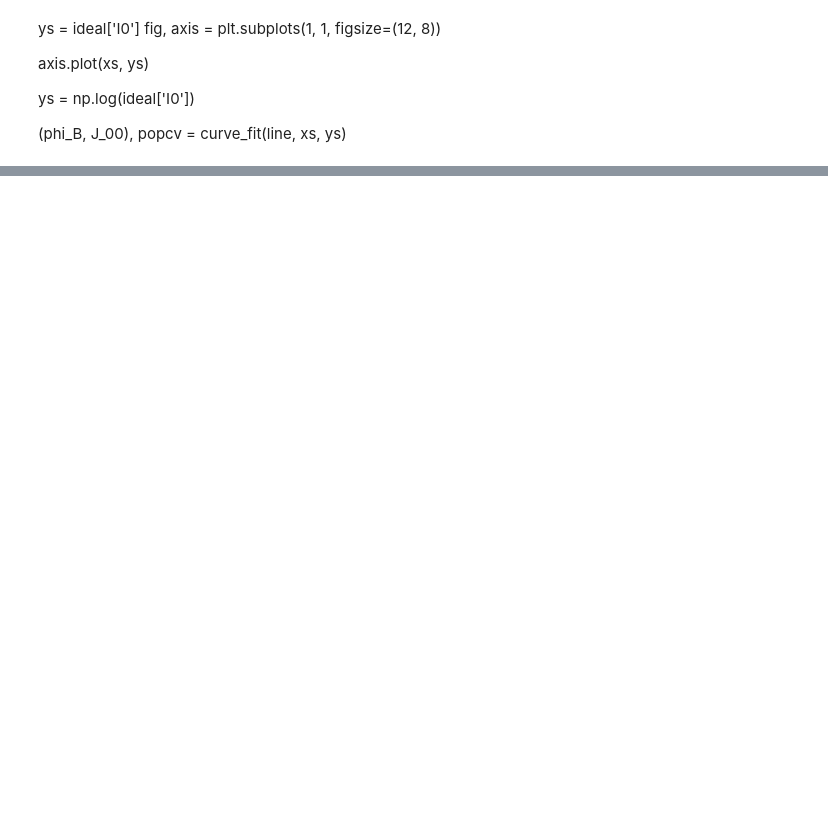
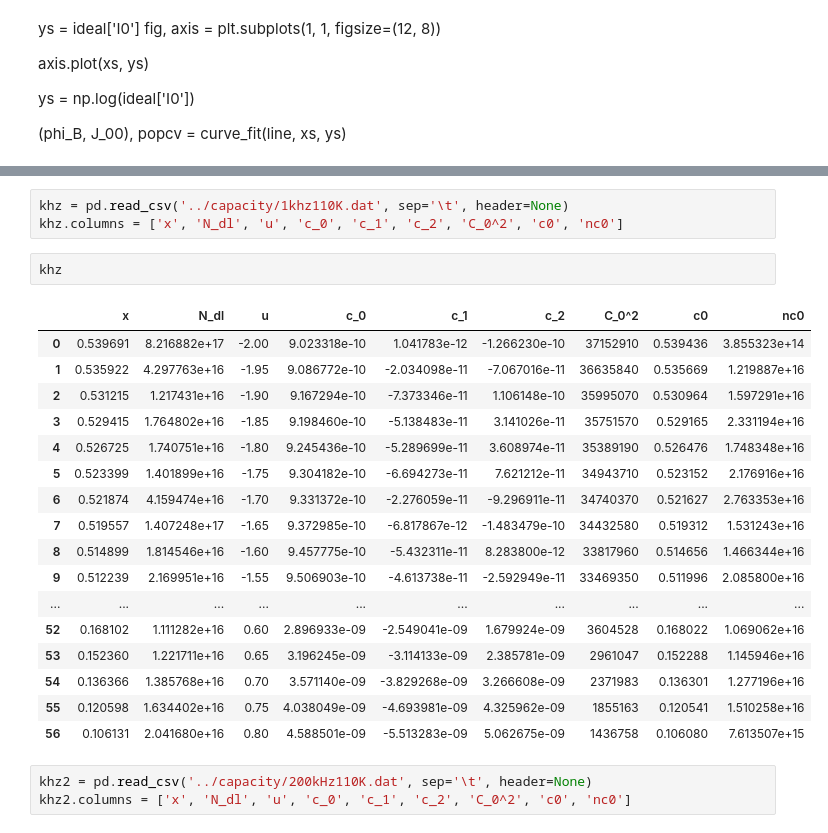
Before and after one commit to atteroTheGreatest/labfiz2, a Jupyter notebook: fotovoltaic/iv_white/foto.ipynb, the cells around one changed output, grey strips where cells are left out. Saved outputs shown, nothing was run; the diff lists cells and outputs as text; blank space fills up the shorter version.

```diff
--- a/fotovoltaic/iv_white/foto.ipynb
+++ b/fotovoltaic/iv_white/foto.ipynb
@@ -418,0 +457,26 @@ ys = np.log(ideal['I0'])
+# %%
+khz = pd.read_csv('../capacity/1khz110K.dat', sep='\t', header=None)
+khz.columns = ['x', 'N_dl', 'u', 'c_0', 'c_1', 'c_2', 'C_0^2', 'c0', 'nc0']
+# %%
+khz
+# %% [output]
+|  | x | N_dl | u | c_0 | c_1 | c_2 | C_0^2 | c0 | nc0 |
+| 0 | 0.539691 | 8.216882e+17 | -2.00 | 9.023318e-10 | 1.041783e-12 | -1.266230e-10 | 37152910 | 0.539436 | 3.855323e+14 |
+| 1 | 0.535922 | 4.297763e+16 | -1.95 | 9.086772e-10 | -2.034098e-11 | -7.067016e-11 | 36635840 | 0.535669 | 1.219887e+16 |
+| 2 | 0.531215 | 1.217431e+16 | -1.90 | 9.167294e-10 | -7.373346e-11 | 1.106148e-10 | 35995070 | 0.530964 | 1.597291e+16 |
+| 3 | 0.529415 | 1.764802e+16 | -1.85 | 9.198460e-10 | -5.138483e-11 | 3.141026e-11 | 35751570 | 0.529165 | 2.331194e+16 |
+| 4 | 0.526725 | 1.740751e+16 | -1.80 | 9.245436e-10 | -5.289699e-11 | 3.608974e-11 | 35389190 | 0.526476 | 1.748348e+16 |
+| 5 | 0.523399 | 1.401899e+16 | -1.75 | 9.304182e-10 | -6.694273e-11 | 7.621212e-11 | 34943710 | 0.523152 | 2.176916e+16 |
+| 6 | 0.521874 | 4.159474e+16 | -1.70 | 9.331372e-10 | -2.276059e-11 | -9.296911e-11 | 34740370 | 0.521627 | 2.763353e+16 |
+| 7 | 0.519557 | 1.407248e+17 | -1.65 | 9.372985e-10 | -6.817867e-12 | -1.483479e-10 | 34432580 | 0.519312 | 1.531243e+16 |
+| 8 | 0.514899 | 1.814546e+16 | -1.60 | 9.457775e-10 | -5.432311e-11 | 8.283800e-12 | 33817960 | 0.514656 | 1.466344e+16 |
+| 9 | 0.512239 | 2.169951e+16 | -1.55 | 9.506903e-10 | -4.613738e-11 | -2.592949e-11 | 33469350 | 0.511996 | 2.085800e+16 |
+| ... | ... | ... | ... | ... | ... | ... | ... | ... | ... |
+| 52 | 0.168102 | 1.111282e+16 | 0.60 | 2.896933e-09 | -2.549041e-09 | 1.679924e-09 | 3604528 | 0.168022 | 1.069062e+16 |
+| 53 | 0.152360 | 1.221711e+16 | 0.65 | 3.196245e-09 | -3.114133e-09 | 2.385781e-09 | 2961047 | 0.152288 | 1.145946e+16 |
+| 54 | 0.136366 | 1.385768e+16 | 0.70 | 3.571140e-09 | -3.829268e-09 | 3.266608e-09 | 2371983 | 0.136301 | 1.277196e+16 |
+| 55 | 0.120598 | 1.634402e+16 | 0.75 | 4.038049e-09 | -4.693981e-09 | 4.325962e-09 | 1855163 | 0.120541 | 1.510258e+16 |
+| 56 | 0.106131 | 2.041680e+16 | 0.80 | 4.588501e-09 | -5.513283e-09 | 5.062675e-09 | 1436758 | 0.106080 | 7.613507e+15 |
+# %%
+khz2 = pd.read_csv('../capacity/200kHz110K.dat', sep='\t', header=None)
+khz2.columns = ['x', 'N_dl', 'u', 'c_0', 'c_1', 'c_2', 'C_0^2', 'c0', 'nc0']
```
Also changed, not shown: parts of 17 cells of this notebook, 1 other file.
